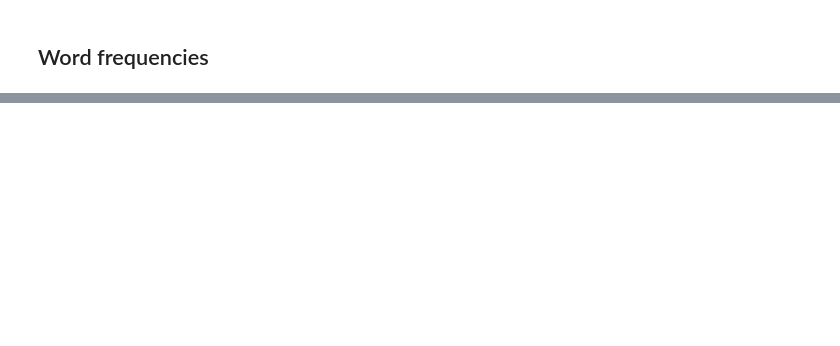
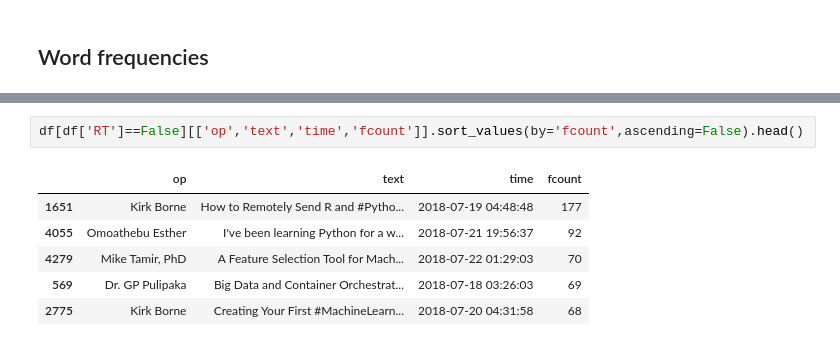
Before and after one commit to elg34/pyoneer, a Jupyter notebook: pyoneer.ipynb, the cells around one changed output, grey strips where cells are left out. Drawn from its saved outputs; the diff is of its cells as text; blank space fills up the shorter version.

```diff
--- a/pyoneer.ipynb
+++ b/pyoneer.ipynb
@@ -107,0 +157,9 @@ f.tight_layout()
+# %%
+df[df['RT']==False][['op','text','time','fcount']].sort_values(by='fcount',ascending=False).head()
+# %% [output]
+|  | op | text | time | fcount |
+| 1651 | Kirk Borne | How to Remotely Send R and #Pytho... | 2018-07-19 04:48:48 | 177 |
+| 4055 | Omoathebu Esther | I've been learning Python for a w... | 2018-07-21 19:56:37 | 92 |
+| 4279 | Mike Tamir, PhD | A Feature Selection Tool for Mach... | 2018-07-22 01:29:03 | 70 |
+| 569 | Dr. GP Pulipaka | Big Data and Container Orchestrat... | 2018-07-18 03:26:03 | 69 |
+| 2775 | Kirk Borne | Creating Your First #MachineLearn... | 2018-07-20 04:31:58 | 68 |
```
Also changed, not shown: parts of 22 cells of this notebook.
